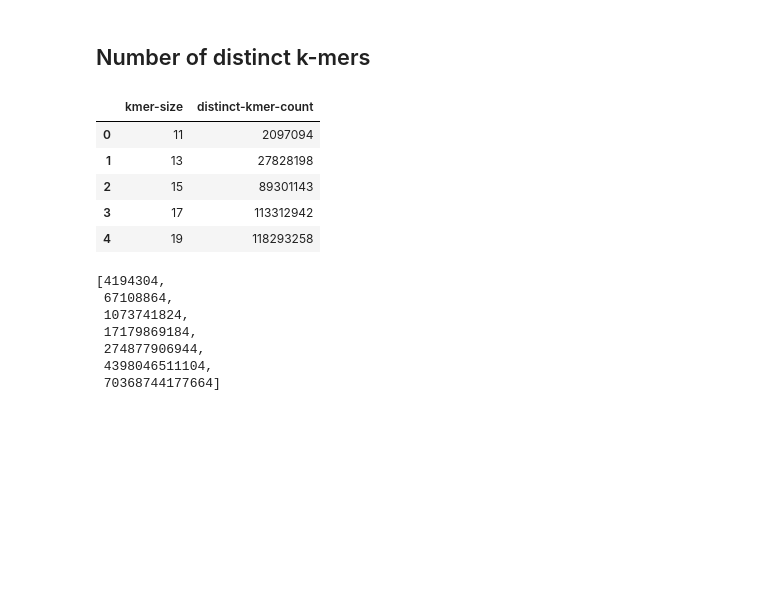
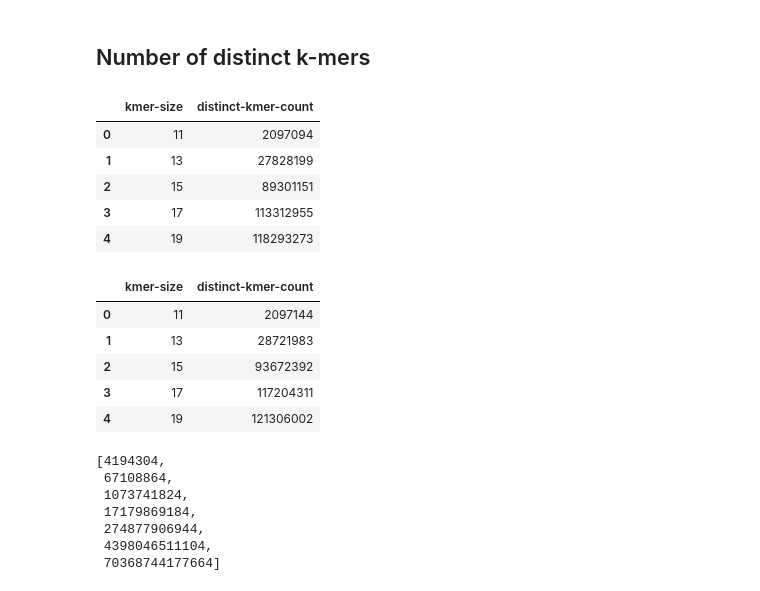
Before and after one commit to eaasna/test-DREAM-stellar, a Jupyter notebook: work-python/kmer-spectra/kmer occurrence counts.ipynb, the cells around one changed output. Cells and saved outputs as stored; diff of their text form; code cells hidden in the pictures; blank space fills up the shorter version.

```diff
--- a/work-python/kmer-spectra/kmer occurrence counts.ipynb
+++ b/work-python/kmer-spectra/kmer occurrence counts.ipynb
@@ -22,14 +23,24 @@ plt.rc('figure', titlesize=BIGGER_SIZE)  # fontsize of the figure title
 # %% [markdown]
 ## Number of distinct k-mers
 # %%
-fly = pd.read_csv("fly.kmer.stats", sep = "\t")
+fly = pd.read_csv("fly.unmasked.kmer.stats", sep = "\t")
 fly.head()
 # %% [output]
 |  | kmer-size | distinct-kmer-count |
 | 0 | 11 | 2097094 |
-| 1 | 13 | 27828198 |
-| 2 | 15 | 89301143 |
-| 3 | 17 | 113312942 |
-| 4 | 19 | 118293258 |
+| 1 | 13 | 27828199 |
+| 2 | 15 | 89301151 |
+| 3 | 17 | 113312955 |
+| 4 | 19 | 118293273 |
+# %%
+fly_masked = pd.read_csv("fly.masked.kmer.stats", sep = "\t")
+fly_masked.head()
+# %% [output]
+|  | kmer-size | distinct-kmer-count |
+| 0 | 11 | 2097144 |
+| 1 | 13 | 28721983 |
+| 2 | 15 | 93672392 |
+| 3 | 17 | 117204311 |
+| 4 | 19 | 121306002 |
 # %%
 max_kmer_count = []
```
Also changed, not shown: parts of 3 cells of this notebook.
